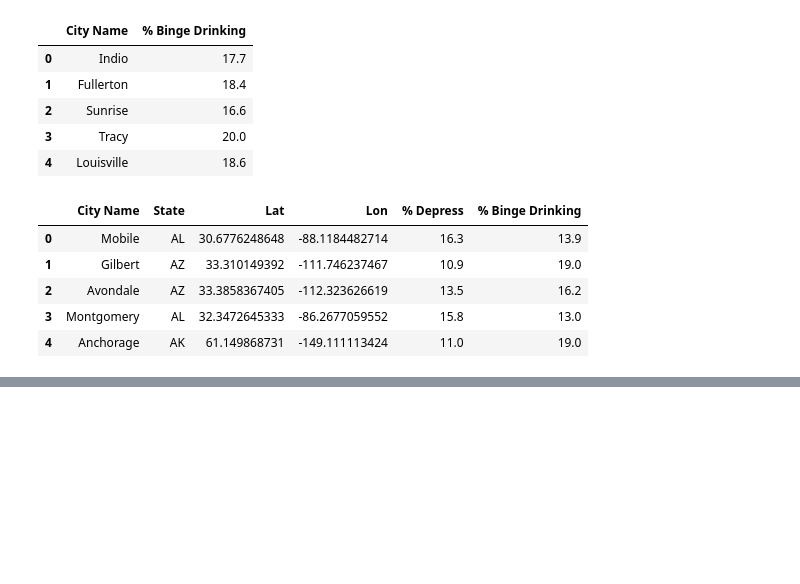
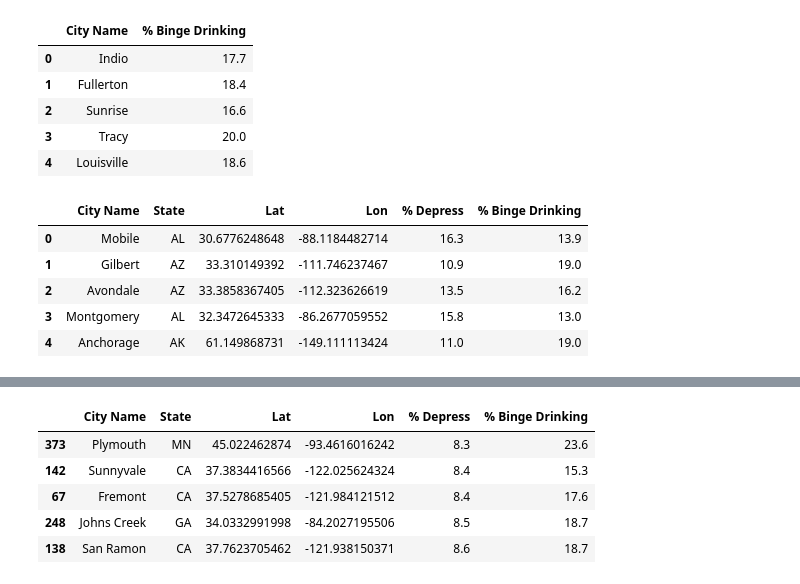
Before and after one commit to LanNguyen135/Group2, a Jupyter notebook: Alice.ipynb, the cells around one changed output, grey strips where cells are left out. Drawn from its saved outputs; the diff is of its cells as text; code cells hidden in the pictures; blank space fills up the shorter version.

```diff
--- a/Alice.ipynb
+++ b/Alice.ipynb
@@ -151,0 +194,11 @@ depress_drinking_df.head()
+# %%
+# Least depressing city
+least_cities = depress_drinking_df.sort_values('% Depress')
+least_cities.head(5)
+# %% [output]
+|  | City Name | State | Lat | Lon | % Depress | % Binge Drinking |
+| 373 | Plymouth | MN | 45.022462874 | -93.4616016242 | 8.3 | 23.6 |
+| 142 | Sunnyvale | CA | 37.3834416566 | -122.025624324 | 8.4 | 15.3 |
+| 67 | Fremont | CA | 37.5278685405 | -121.984121512 | 8.4 | 17.6 |
+| 248 | Johns Creek | GA | 34.0332991998 | -84.2027195506 | 8.5 | 18.7 |
+| 138 | San Ramon | CA | 37.7623705462 | -121.938150371 | 8.6 | 18.7 |
```
Also changed, not shown: parts of 5 cells of this notebook.
